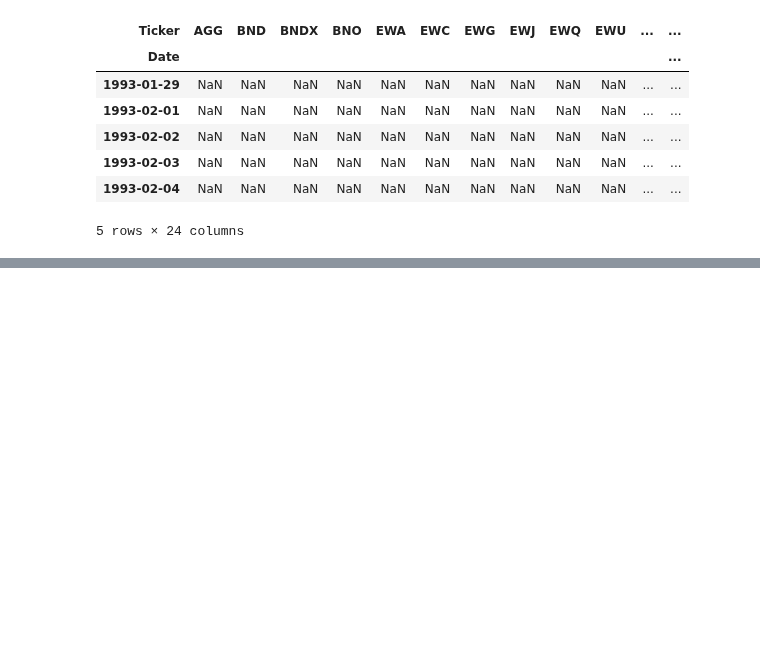
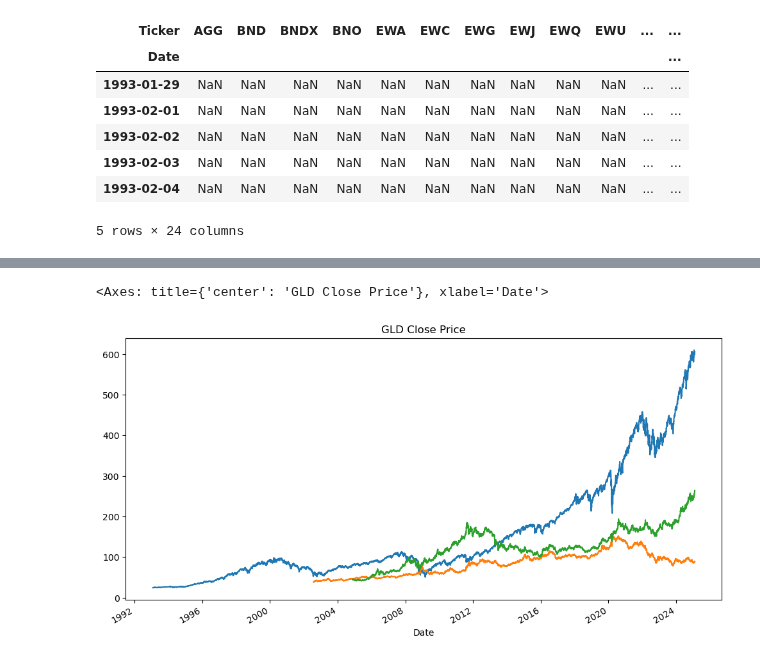
Before and after one commit to gagrawal009/FE5213-Quantitative-Macroeconomics-with-Python, a Jupyter notebook: notebooks/Macro_Assets.ipynb, the cells around one changed output, grey strips where cells are left out. Cells and saved outputs as stored; diff of their text form; code cells hidden in the pictures; blank space fills up the shorter version.

Commit message:
Add data and goyal welch for each asset

```diff
--- a/notebooks/Macro_Assets.ipynb
+++ b/notebooks/Macro_Assets.ipynb
@@ -85,0 +103,16 @@ close_prices.to_csv('../macro_data/close_prices.csv')
+# %%
+import pandas as pd
+import numpy as np
+
+macro_assets = close_prices.copy()
+
+# Reset index to convert 'Date' from index to column
+macro_assets.reset_index(inplace=True)
+
+# Convert 'Date' column to datetime
+macro_assets['Date'] = pd.to_datetime(macro_assets['Date'], format='%Y-%m-%d')
+
+# Set 'Date' column back as index
+macro_assets.set_index('Date', inplace=True)
+
+macro_assets
@@ -85,0 +134,7 @@ close_prices.to_csv('../macro_data/close_prices.csv')
+# %%
+macro_assets['SPY'].plot(title='SPY Close Price', figsize=(12, 6))
+macro_assets['TLT'].plot(title='TLT Close Price', figsize=(12, 6))
+macro_assets['GLD'].plot(title='GLD Close Price', figsize=(12, 6))
+# %% [output]
+<Axes: title={'center': 'GLD Close Price'}, xlabel='Date'>
+[figure, added]
```
Also changed, not shown: parts of 13 cells of this notebook, 9 other files.
